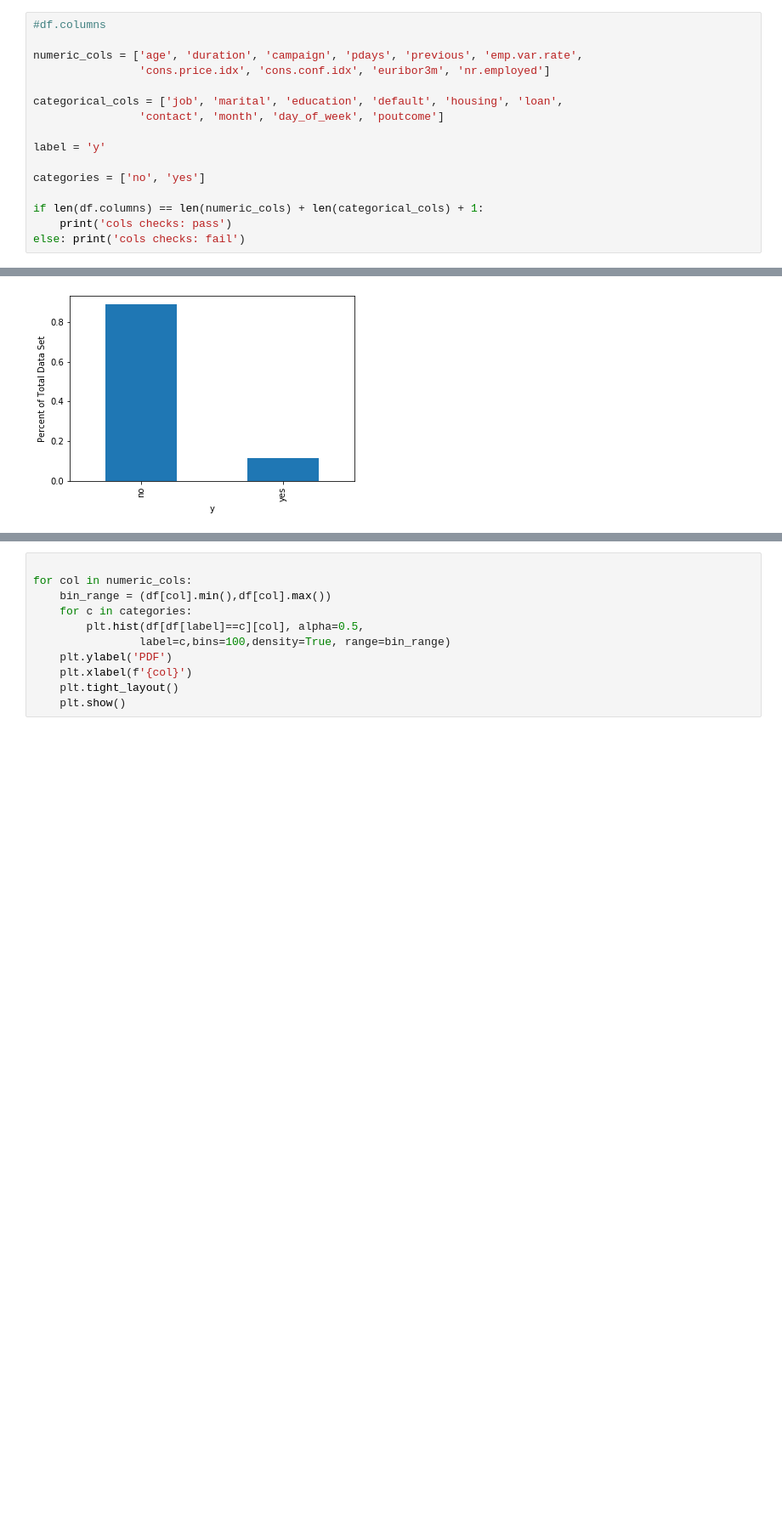
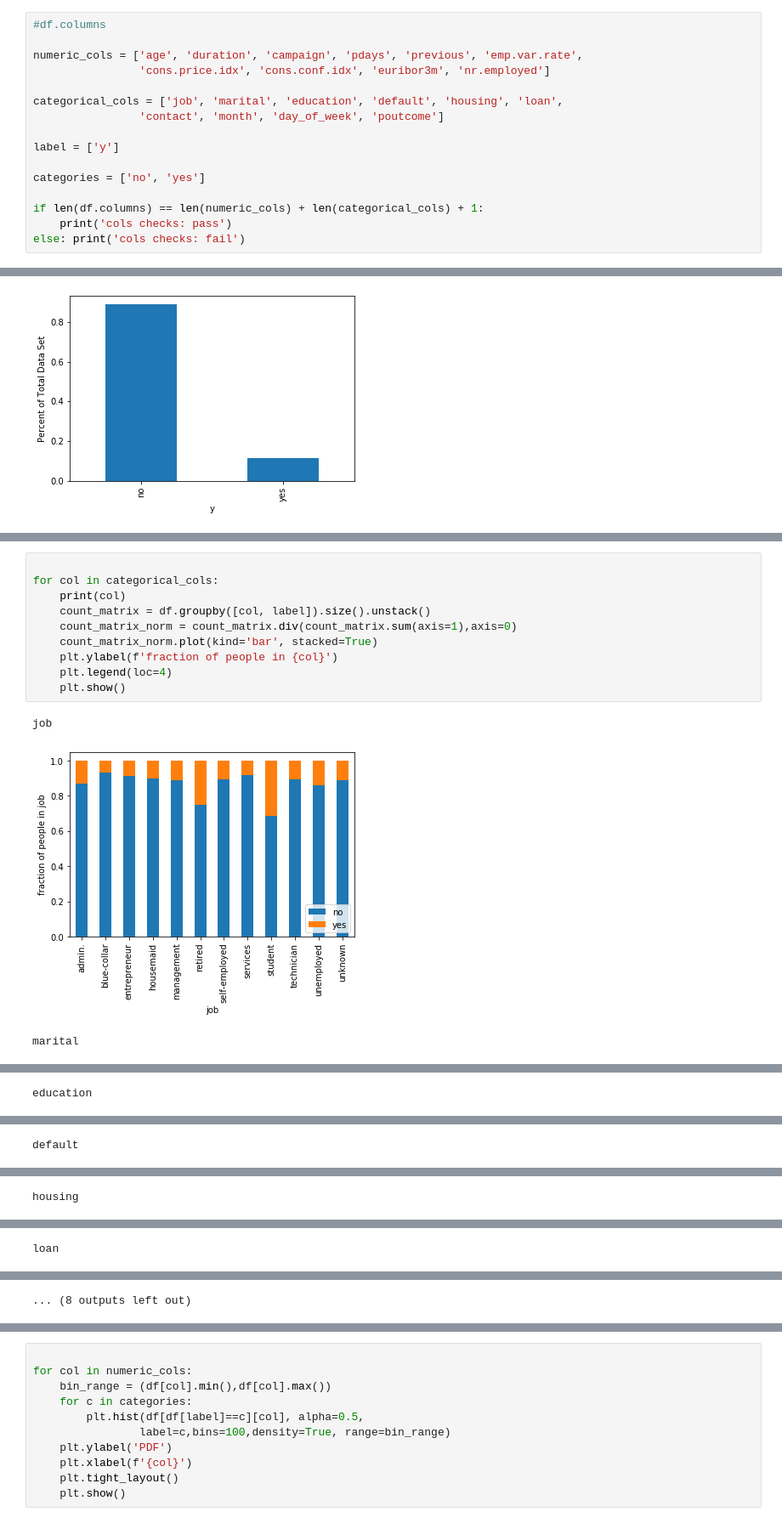
Before and after one commit to mike-harder/RockCentral-BankMarketingCase, a Jupyter notebook: src/EDA/EDA.ipynb, the cells around one changed output, grey strips where cells are left out. Shown at 85% size. Cells and saved outputs as stored; diff of their text form; blank space fills up the shorter version.

```diff
--- a/src/EDA/EDA.ipynb
+++ b/src/EDA/EDA.ipynb
@@ -29,7 +30,7 @@ numeric_cols = ['age', 'duration', 'campaign', 'pdays', 'previous', 'emp.var.rat
 categorical_cols = ['job', 'marital', 'education', 'default', 'housing', 'loan',
                 'contact', 'month', 'day_of_week', 'poutcome']
 
-label = 'y'
+label = ['y']
 
 categories = ['no', 'yes']
 
@@ -81,0 +89,14 @@ for col in categorical_cols:
+# %%
+
+for col in categorical_cols:
+    print(col)
+    count_matrix = df.groupby([col, label]).size().unstack()
+    count_matrix_norm = count_matrix.div(count_matrix.sum(axis=1),axis=0)
+    count_matrix_norm.plot(kind='bar', stacked=True)
+    plt.ylabel(f'fraction of people in {col}')
+    plt.legend(loc=4)
+    plt.show()
+# %% [output]
+job
+[figure, added]
+marital
@@ -81,0 +104 @@ for col in categorical_cols:
+education
@@ -81,0 +106 @@ for col in categorical_cols:
+default
@@ -81,0 +108 @@ for col in categorical_cols:
+housing
@@ -81,0 +110 @@ for col in categorical_cols:
+loan
@@ -81,0 +112 @@ for col in categorical_cols:
+... (8 outputs left out)
```
Also changed, not shown: parts of 12 cells of this notebook, 1 other file.
